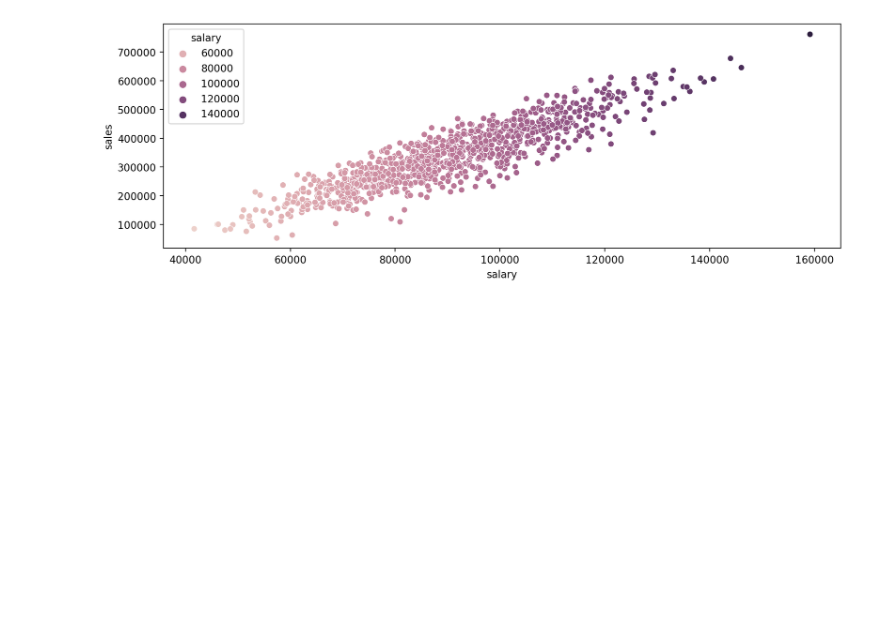
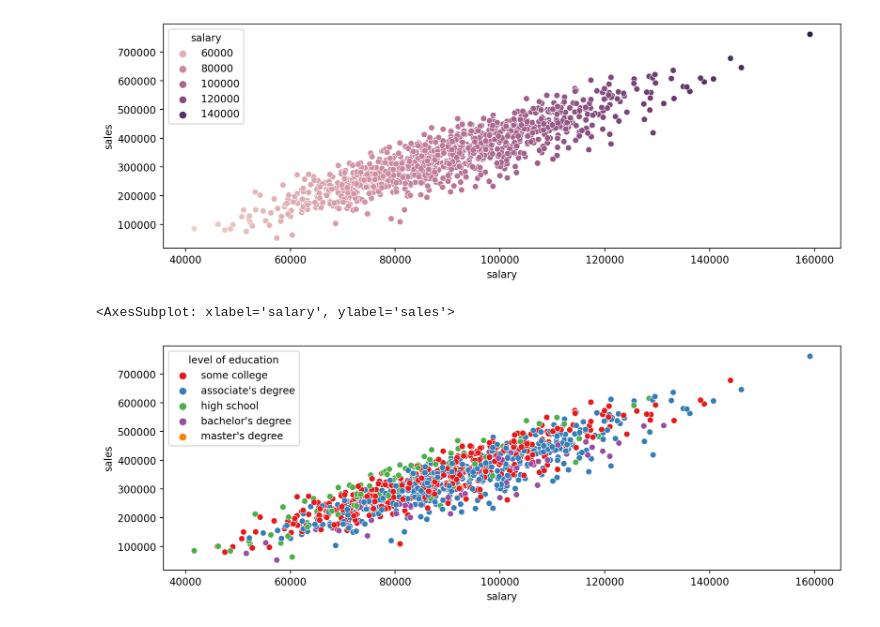
Before and after one commit to astro648/My-AI, a Jupyter notebook: Seaborn Basics/Seaborn Plot.ipynb, the cells around one changed output. Saved outputs shown, nothing was run; the diff lists cells and outputs as text; code cells hidden in the pictures; blank space fills up the shorter version.

```diff
--- a/Seaborn Basics/Seaborn Plot.ipynb
+++ b/Seaborn Basics/Seaborn Plot.ipynb
@@ -33,3 +33,10 @@ sns.scatterplot(x='salary',y='sales',data=df,hue='salary') # different columns f
 # %% [output]
 <AxesSubplot: xlabel='salary', ylabel='sales'>
 [figure]
+# %%
+plt.figure(figsize = (12,4),dpi=200)
+sns.scatterplot(x='salary',y='sales',data=df,hue='level of education',palette='Set1')
+# Now it uses the Set1 color palette from the Qualitative Colormaps section https://matplotlib.org/stable/tutorials/colors/colormaps.html
+# %% [output]
+<AxesSubplot: xlabel='salary', ylabel='sales'>
+[figure, added]
```
